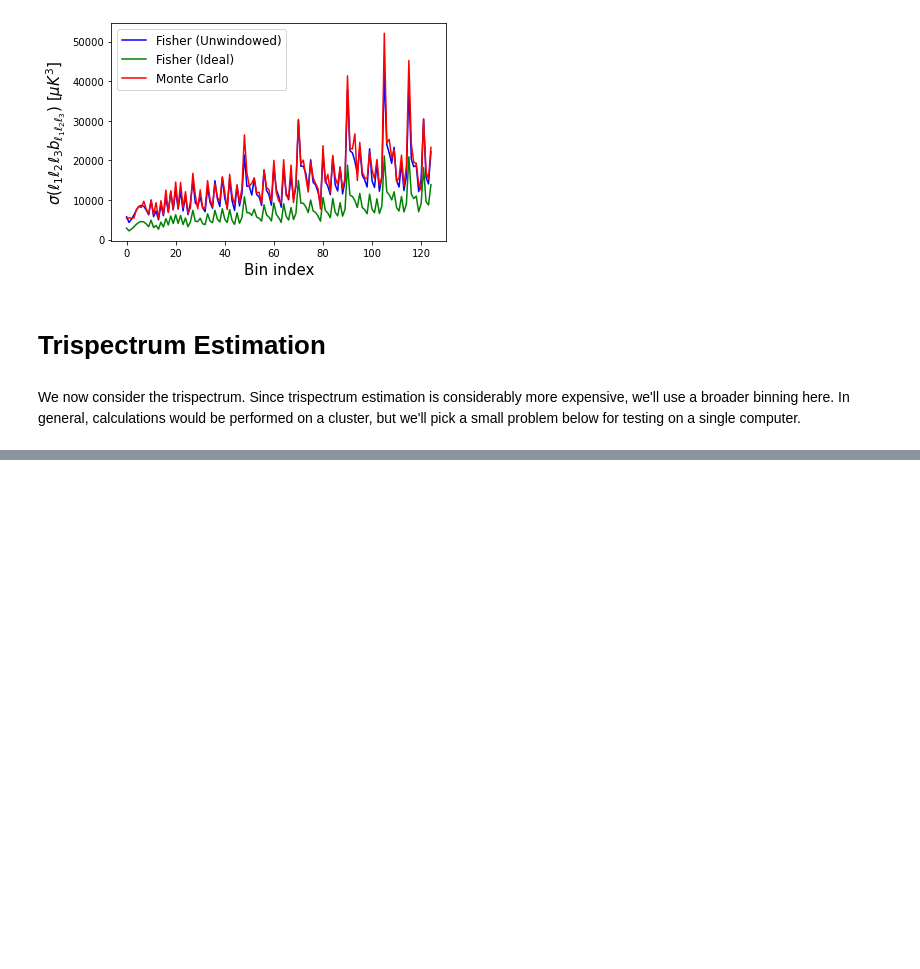
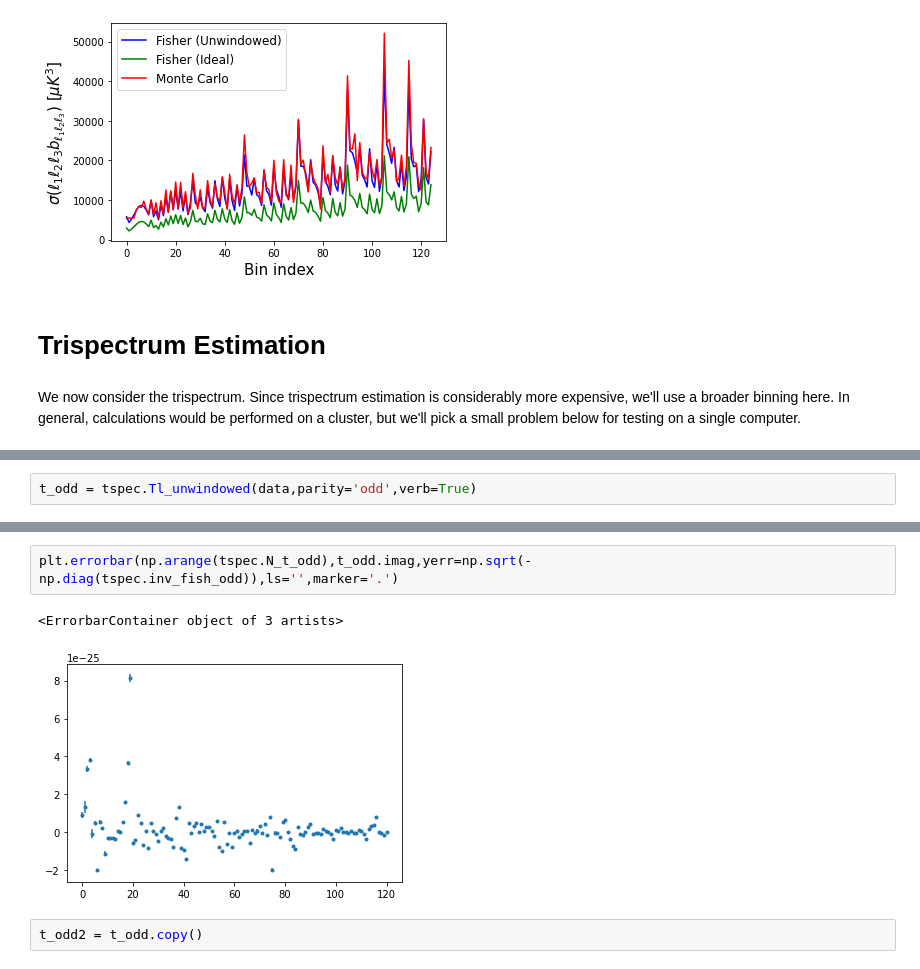
Before and after one commit to oliverphilcox/PolyBin, a Jupyter notebook: Tutorial.ipynb, the cells around one changed output, grey strips where cells are left out. Drawn from its saved outputs; the diff is of its cells as text; blank space fills up the shorter version.

```diff
--- a/Tutorial.ipynb
+++ b/Tutorial.ipynb
@@ -533,0 +556,2 @@ Binning: 3 bins in [5, 20]
+# %%
+t_odd = tspec.Tl_unwindowed(data,parity='odd',verb=True)
@@ -533,0 +579,7 @@ Binning: 3 bins in [5, 20]
+# %%
+plt.errorbar(np.arange(tspec.N_t_odd),t_odd.imag,yerr=np.sqrt(-np.diag(tspec.inv_fish_odd)),ls='',marker='.')
+# %% [output]
+<ErrorbarContainer object of 3 artists>
+[figure, added]
+# %%
+t_odd2 = t_odd.copy()
```
Also changed, not shown: parts of 36 cells of this notebook, 3 other files.
